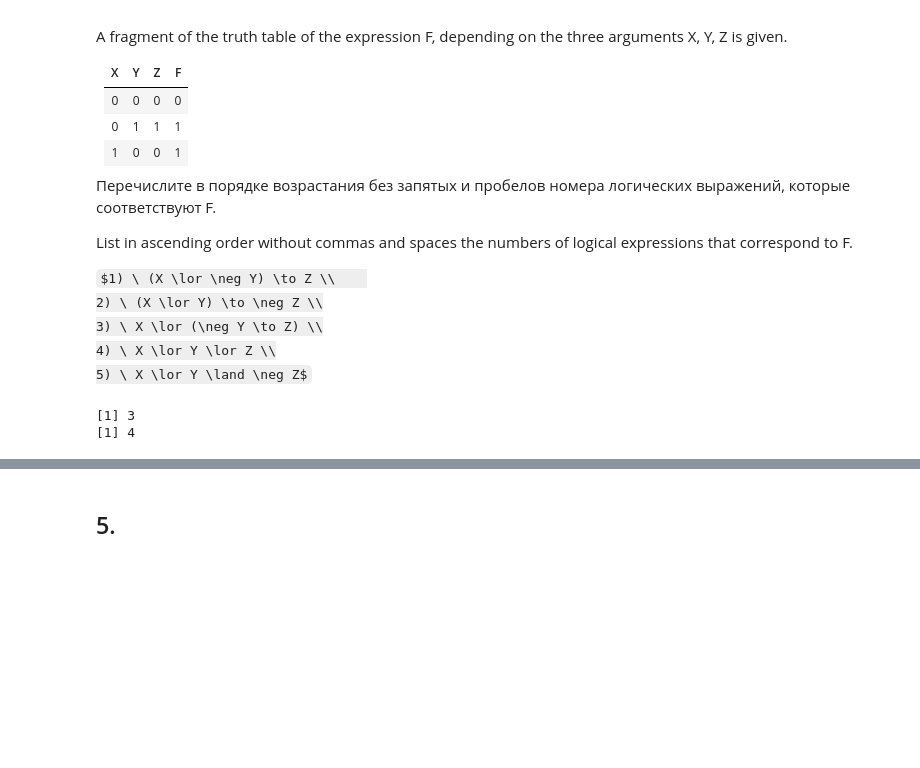
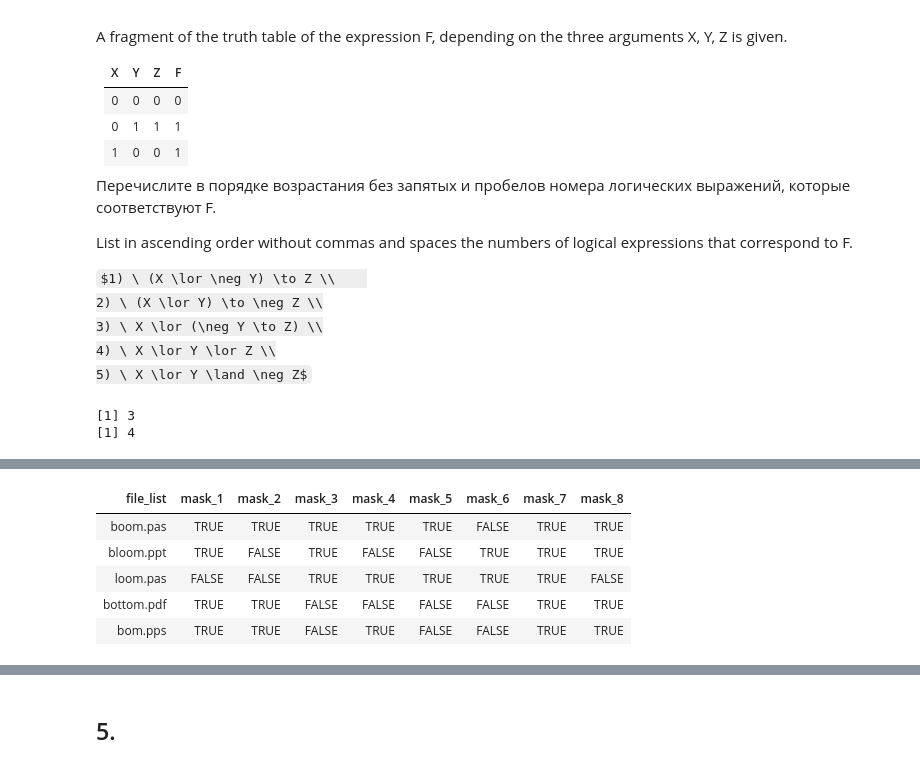
Before and after one commit to OlgaBelitskaya/it_20172018, a Jupyter notebook: 2017_Variant4_R.ipynb, the cells around one changed output, grey strips where cells are left out. Cells and saved outputs as stored; diff of their text form; code cells hidden in the pictures; some formulas as TeX source; blank space fills up the shorter version.

```diff
--- a/2017_Variant4_R.ipynb
+++ b/2017_Variant4_R.ipynb
@@ -137,0 +264,23 @@ answer_dictionary[2] <- '34'
+# %%
+file_list <- c('boom.pas', 'bloom.ppt', 'loom.pas',
+               'bottom.pdf', 'bom.pps')
+mask_list <- c('b*om.???', 'bo*.??*', '*oo*m.*p??', '?o*m.p?s',
+               '?oo*m.p*', '*lo*.p*', '*om.*', 'b*o*m.??*')
+
+df <- data.frame(file_list=file_list,
+                 mask_1=grepl("^b.*om\\....$", file_list),
+                 mask_2=grepl("^bo.*\\....*$", file_list),
+                 mask_3=grepl("^.*oo.*m\\..*p..$", file_list),
+                 mask_4=grepl("^.o.*m\\.p.s$", file_list),
+                 mask_5=grepl("^.oo.*m\\.p.*$", file_list),
+                 mask_6=grepl("^.*lo.*\\.p.*$", file_list),
+                 mask_7=grepl("^.*om\\..*$", file_list),
+                 mask_8=grepl("^b.*o.*m\\....*$", file_list))
+df
+# %% [output]
+| file_list | mask_1 | mask_2 | mask_3 | mask_4 | mask_5 | mask_6 | mask_7 | mask_8 |
+| boom.pas | TRUE | TRUE | TRUE | TRUE | TRUE | FALSE | TRUE | TRUE |
+| bloom.ppt | TRUE | FALSE | TRUE | FALSE | FALSE | TRUE | TRUE | TRUE |
+| loom.pas | FALSE | FALSE | TRUE | TRUE | TRUE | TRUE | TRUE | FALSE |
+| bottom.pdf | TRUE | TRUE | FALSE | FALSE | FALSE | FALSE | TRUE | TRUE |
+| bom.pps | TRUE | TRUE | FALSE | TRUE | FALSE | FALSE | TRUE | TRUE |
```
Also changed, not shown: parts of 12 cells of this notebook, 1 other file.
